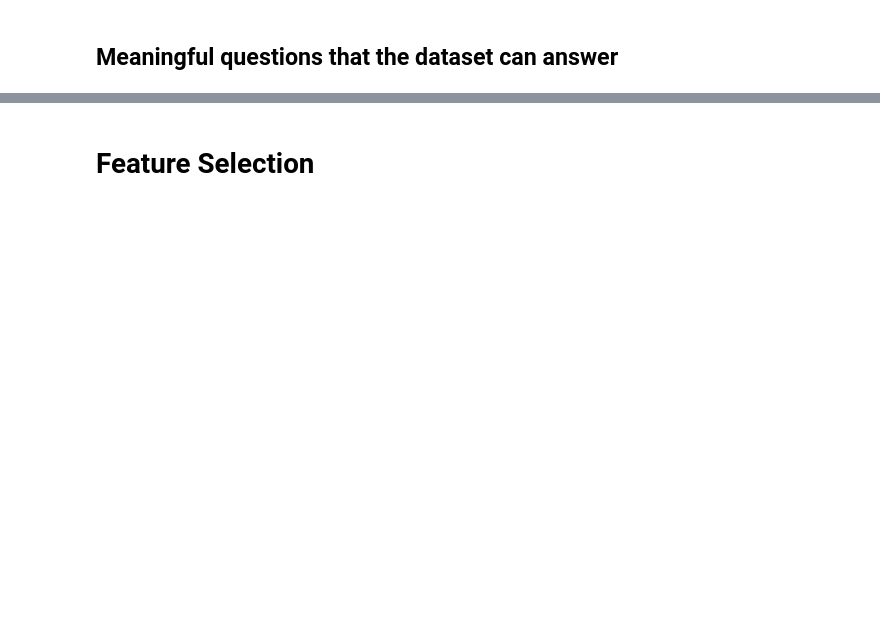
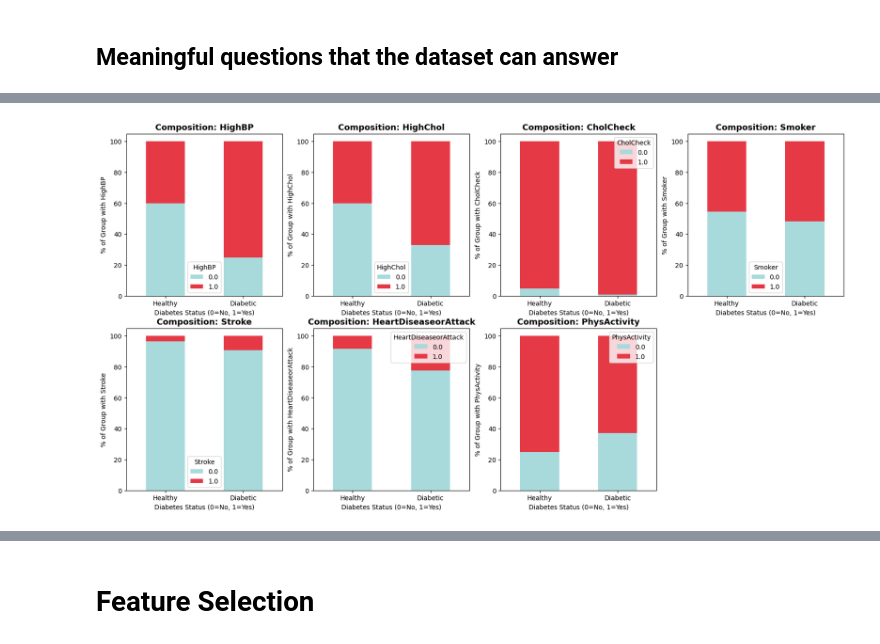
Before and after one commit to sanyamrajbhandari/Final_Portfolio_Assessment_5CS037, a Jupyter notebook: 2461989_SanyamRajbhandari_Classification.ipynb, the cells around one changed output, grey strips where cells are left out. Cells and saved outputs as stored; diff of their text form; code cells hidden in the pictures; blank space fills up the shorter version.

```diff
--- a/2461989_SanyamRajbhandari_Classification.ipynb
+++ b/2461989_SanyamRajbhandari_Classification.ipynb
@@ -692,0 +263,20 @@ Best CV F1-Score: 0.1615
+# %%
+# Group 1: Clinical & Chronic Risk Factors
+binary_group_1 = ['HighBP', 'HighChol', 'CholCheck', 'Smoker', 'Stroke', 'HeartDiseaseorAttack', 'PhysActivity']
+
+fig, axes = plt.subplots(nrows=2, ncols=4, figsize=(20, 10))
+axes = axes.flatten()
+
+for i, col in enumerate(binary_group_1):
+    ct = pd.crosstab(df['Diabetes_binary'], df[col], normalize='index') * 100
+
+    ct.plot(kind='bar', stacked=True, color=['#A8DADC', '#E63946'], ax=axes[i], legend=True)
+
+    axes[i].set_title(f'Composition: {col}', fontsize=13, fontweight='bold')
+    axes[i].set_xlabel('Diabetes Status (0=No, 1=Yes)')
+    axes[i].set_ylabel(f'% of Group with {col}')
+    axes[i].set_xticklabels(['Healthy', 'Diabetic'], rotation=0)
+
+fig.delaxes(axes[7])
+# %% [output]
+[figure, added]
```
Also changed, not shown: parts of 112 cells of this notebook.
